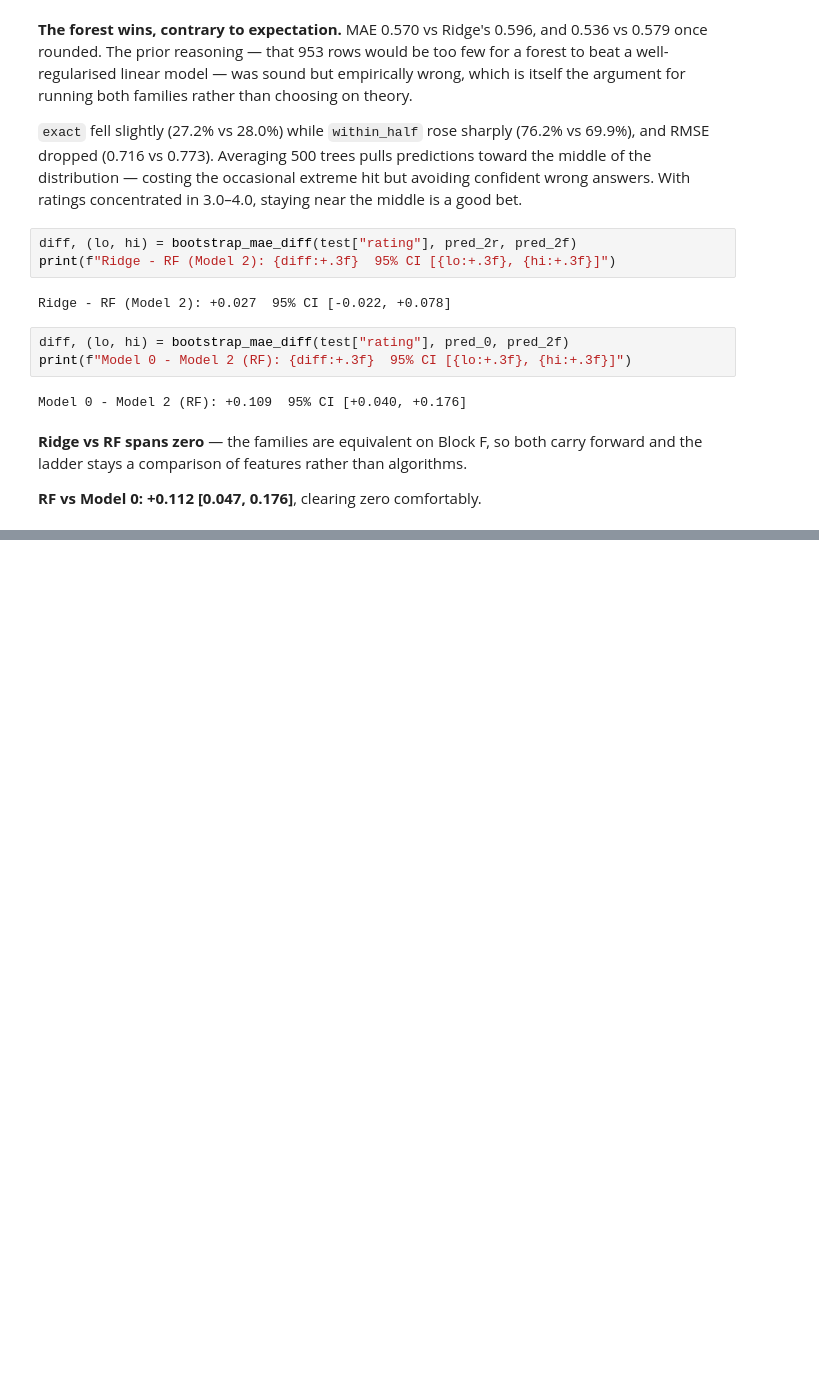
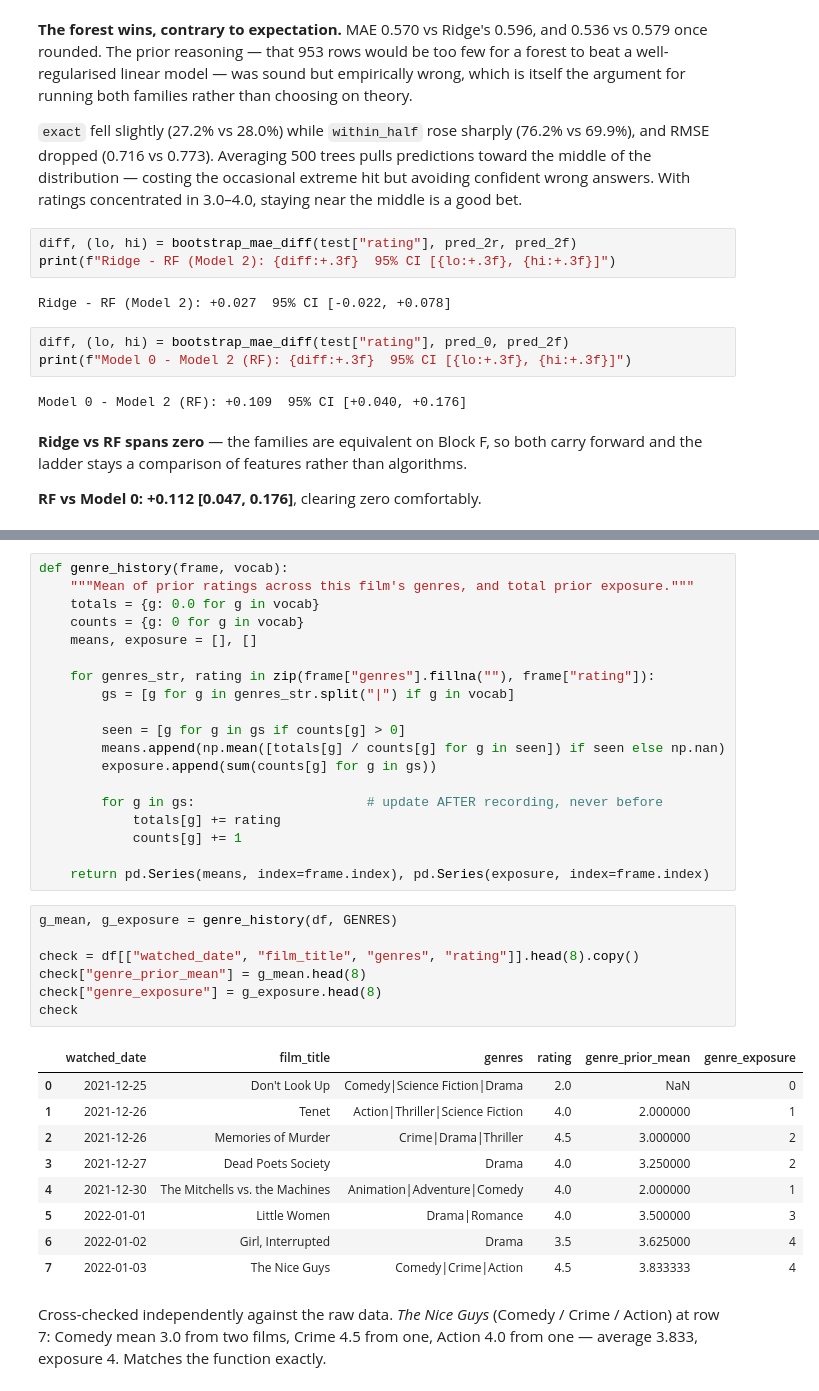
Before and after one commit to Roborohan/Letterboxd-Regression-Capstone, a Jupyter notebook: 04_models.ipynb, the cells around one changed output, grey strips where cells are left out. Drawn from its saved outputs; the diff is of its cells as text; blank space fills up the shorter version.

```diff
--- a/04_models.ipynb
+++ b/04_models.ipynb
@@ -574,0 +675,40 @@ carry forward and the ladder stays a comparison of features rather than algorith
+# %%
+def genre_history(frame, vocab):
+    """Mean of prior ratings across this film's genres, and total prior exposure."""
+    totals = {g: 0.0 for g in vocab}
+    counts = {g: 0 for g in vocab}
+    means, exposure = [], []
+
+    for genres_str, rating in zip(frame["genres"].fillna(""), frame["rating"]):
+        gs = [g for g in genres_str.split("|") if g in vocab]
+
+        seen = [g for g in gs if counts[g] > 0]
+        means.append(np.mean([totals[g] / counts[g] for g in seen]) if seen else np.nan)
+        exposure.append(sum(counts[g] for g in gs))
+
+        for g in gs:                      # update AFTER recording, never before
+            totals[g] += rating
+            counts[g] += 1
+
+    return pd.Series(means, index=frame.index), pd.Series(exposure, index=frame.index)
+# %%
+g_mean, g_exposure = genre_history(df, GENRES)
+
+check = df[["watched_date", "film_title", "genres", "rating"]].head(8).copy()
+check["genre_prior_mean"] = g_mean.head(8)
+check["genre_exposure"] = g_exposure.head(8)
+check
+# %% [output]
+|  | watched_date | film_title | genres | rating | genre_prior_mean | genre_exposure |
+| 0 | 2021-12-25 | Don't Look Up | Comedy|Science Fiction|Drama | 2.0 | NaN | 0 |
+| 1 | 2021-12-26 | Tenet | Action|Thriller|Science Fiction | 4.0 | 2.000000 | 1 |
+| 2 | 2021-12-26 | Memories of Murder | Crime|Drama|Thriller | 4.5 | 3.000000 | 2 |
+| 3 | 2021-12-27 | Dead Poets Society | Drama | 4.0 | 3.250000 | 2 |
+| 4 | 2021-12-30 | The Mitchells vs. the Machines | Animation|Adventure|Comedy | 4.0 | 2.000000 | 1 |
+| 5 | 2022-01-01 | Little Women | Drama|Romance | 4.0 | 3.500000 | 3 |
+| 6 | 2022-01-02 | Girl, Interrupted | Drama | 3.5 | 3.625000 | 4 |
+| 7 | 2022-01-03 | The Nice Guys | Comedy|Crime|Action | 4.5 | 3.833333 | 4 |
+# %% [markdown]
+Cross-checked independently against the raw data. *The Nice Guys* (Comedy /
+Crime / Action) at row 7: Comedy mean 3.0 from two films, Crime 4.5 from one, Action
+4.0 from one — average 3.833, exposure 4. Matches the function exactly.
```
Also changed, not shown: parts of 12 cells of this notebook.
